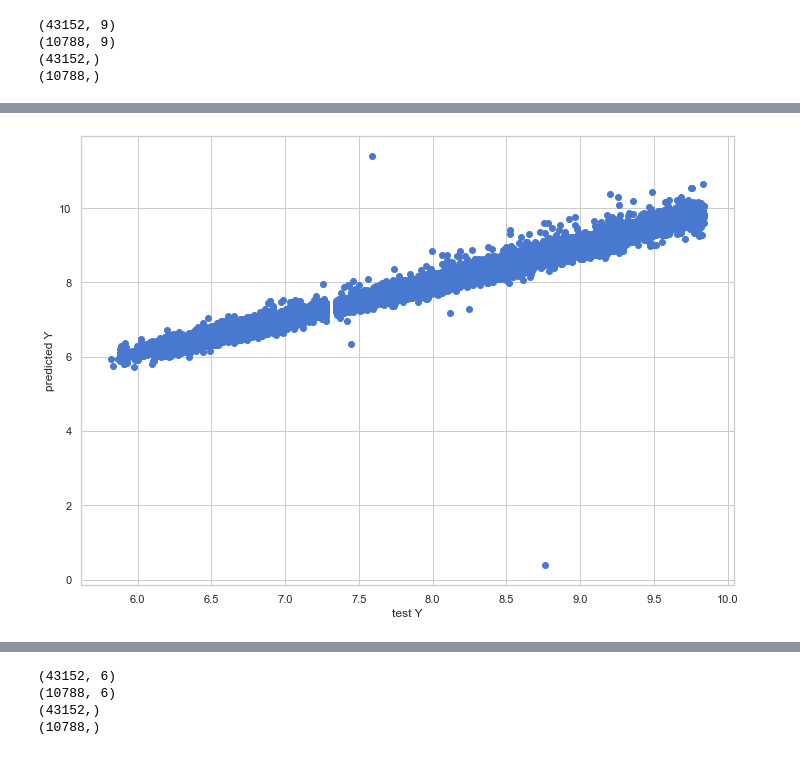
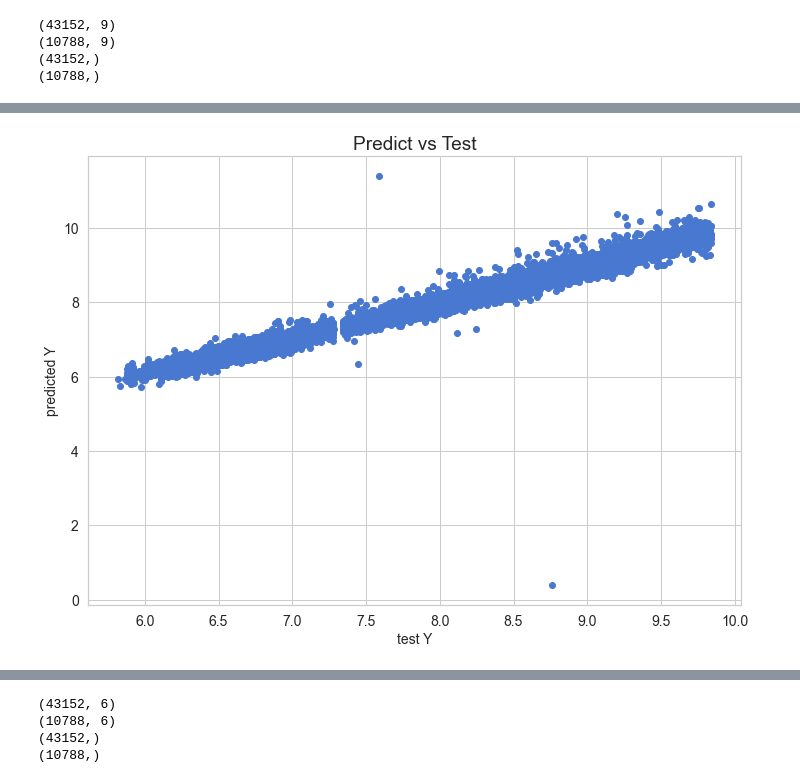
Before and after one commit to MatteoMartinelli97/MLA, a Jupyter notebook: MLA_Diamonds.ipynb, the cells around one changed output, grey strips where cells are left out. Cells and saved outputs as stored; diff of their text form; code cells hidden in the pictures.

Commit message:
Fancying plots and adding comments

```diff
--- a/MLA_Diamonds.ipynb
+++ b/MLA_Diamonds.ipynb
@@ -11,6 +11,8 @@ import sklearn.linear_model as skl
 from sklearn.model_selection import train_test_split
 from sklearn.metrics import mean_squared_error, r2_score, mean_absolute_error
 from sklearn.linear_model import LinearRegression
+
+RS = 5 #RandomState variable setted here to reproduce same results
 # %%
 #Loading data
 fileName = "diamonds.csv"
@@ -143,14 +155,15 @@ Text(0.5, 0, '$log(price)$ $[log(US\\$)]$')
 #And divide train and test data
 
 
-X = df.drop('price', axis=1)
-Y = np.log(df['price'])
+X_rid = df[['carat', 'cut', 'color', 'clarity', 'depth',
+        'table','x', 'y', 'z']]
+Y_rid = np.log(df['price'])
 
-X_train, X_test, Y_train, Y_test = train_test_split(X, Y, test_size = 0.2, random_state=5)
-print(X_train.shape)
-print(X_test.shape)
-print(Y_train.shape)
-print(Y_test.shape)
+X_rid_train, X_rid_test, Y_rid_train, Y_rid_test = train_test_split(X_rid, Y_rid, test_size = 0.2, random_state=RS)
+print(X_rid_train.shape)
+print(X_rid_test.shape)
+print(Y_rid_train.shape)
+print(Y_rid_test.shape)
 # %% [output]
 (43152, 9)
 (10788, 9)
@@ -160,15 +173,15 @@ print(Y_test.shape)
 from sklearn.linear_model import Ridge
 
 r = Ridge()
-r.fit(X_train, Y_train)
+r.fit(X_rid_train, Y_rid_train)
 
 # model evaluation for training set
 
-y_train_predict = r.predict(X_train)
-rmse = (np.sqrt(mean_squared_error(Y_train, y_train_predict)))
-r2 = r2_score(Y_train, y_train_predict)
+y_rid_train_p = r.predict(X_rid_train)
+rmse = (np.sqrt(mean_squared_error(Y_rid_train, y_rid_train_p)))
+r2 = r2_score(Y_rid_train, y_rid_train_p)
 
-print("The model performance for training set")
+print("Ridge performance for training set")
 print("--------------------------------------")
 print('RMSE is {}'.format(rmse))
 print('R2 score is {}'.format(r2))
@@ -176,14 +189,14 @@ print("\n")
 
 # model evaluation for testing set
 
-y_test_predict = r.predict(X_test)
+y_rid_test_p = r.predict(X_rid_test)
 # root mean square error of the model
-rmse = (np.sqrt(mean_squared_error(Y_test, y_test_predict)))
+rmse = (np.sqrt(mean_squared_error(Y_rid_test, y_rid_test_p)))
 
 # r-squared score of the model
-r2 = r2_score(Y_test, y_test_predict)
+r2 = r2_score(Y_rid_test, y_rid_test_p)
 
-print("The model performance for testing set")
+print("Ridge performance for testing set")
 print("--------------------------------------")
 print('RMSE is {}'.format(rmse))
 print('R2 score is {}'.format(r2))
@@ -201,9 +214,12 @@ R2 score is 0.968787271826565
 # %%
 # plotting the y_test vs y_pred
 # we want it to be the 1st quadrant bisector
-plt.scatter(Y_test, y_test_predict)
-plt.xlabel("test Y")
-plt.ylabel("predicted Y")
+fs = 14
+plt.scatter(Y_rid_test, y_rid_test_p)
+plt.xlabel("test Y", fontsize=fs)
+plt.ylabel("predicted Y", fontsize=fs)
+plt.title("Predict vs Test", fontsize=19)
+plt.tick_params(labelsize=fs)
 plt.show()
 # %% [output]
-[figure, old version]
+[figure, new version]
```
Also changed, not shown: parts of 20 cells of this notebook.
